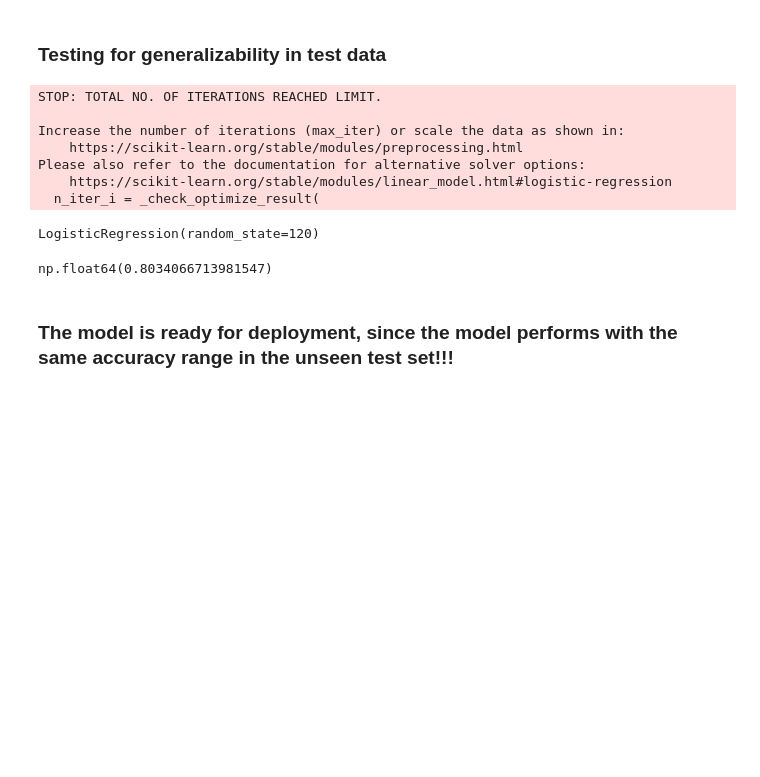
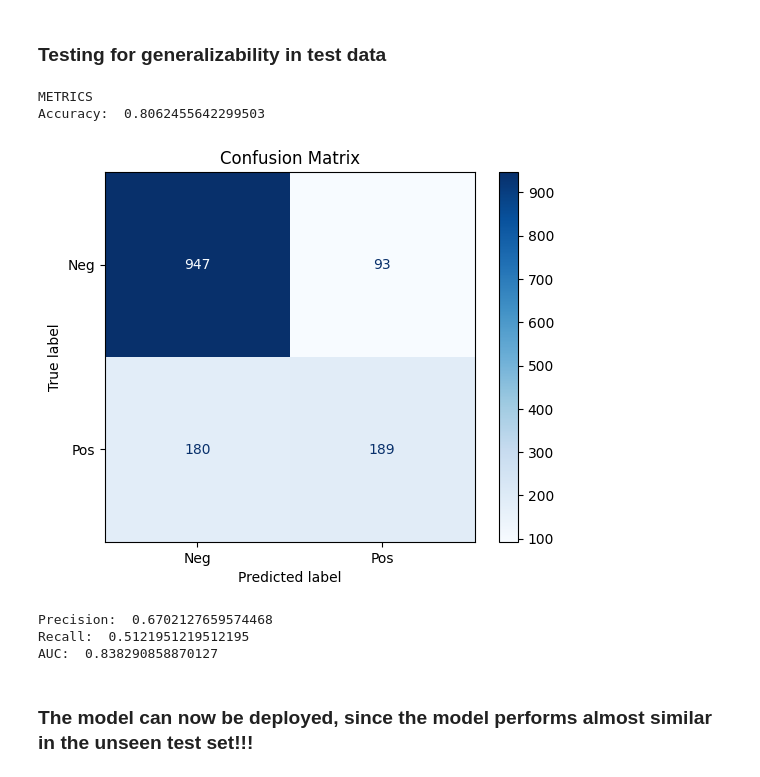
Before and after one commit to Denicke-04/ScratchToScale, a Jupyter notebook: Churn_Prediction/Churn_Prediction_sklearn.ipynb, the cells around one changed output. Saved outputs shown, nothing was run; the diff lists cells and outputs as text; code cells hidden in the pictures; blank space fills up the shorter version.

```diff
--- a/Churn_Prediction/Churn_Prediction_sklearn.ipynb
+++ b/Churn_Prediction/Churn_Prediction_sklearn.ipynb
@@ -279,0 +385,6 @@ np.float64(0.808374733853797)
+# %%
+def predict(dv,model,df_val):
+    x_val = df_val.to_dict(orient = 'records')
+    x_val = dv.transform(x_val)
+    y_pred = model.predict_proba(x_val)[:,1]
+    return y_pred
@@ -280,29 +423,41 @@ np.float64(0.808374733853797)
 # %% [markdown]
 ### Testing for generalizability in test data
 # %%
-y_full_train = df_train_full.churn
+y_full_train = df_train_full.churn.values
 del df_train_full['churn']
-x_full_train = df_train_full.to_dict(orient = 'records')
-x_full_train = dv.fit_transform(x_full_train)
-x_test = dv.transform(x_test)
+# %%
+dv,model = train(df_train_full,y_full_train,C=0.01)
+y = predict(dv,model,df_test)
+y_pred = (y >= 0.5)
 # %%
-model = LogisticRegression(random_state = 120)
-model.fit(x_full_train,y_full_train)
+acc = accuracy_score(y_test,y_pred)
+actual_positive = (y_test == 1)
+actual_negative = (y_test == 0)
+pred_positive = (y_pred >= 0.5)
+pred_negative = (y_pred < 0.5)
+tp = (actual_positive & pred_positive).sum()
+tn = (actual_negative & pred_negative).sum()
+fp = (actual_negative & pred_positive).sum()
+fn = (actual_positive & pred_negative).sum()
+conf_mat = np.array([[tn,fp],
+                    [fn,tp]])
+precision = tp/(tp+fp)
+recall = tp/(tp+fn)
+print('METRICS')
+print('Accuracy: ',acc)
+disp = ConfusionMatrixDisplay(confusion_matrix=conf_mat, display_labels=['Neg', 'Pos'])
+disp.plot(cmap=plt.cm.Blues)
+plt.title("Confusion Matrix")
+plt.show()
+print('Precision: ',precision)
+print('Recall: ',recall)
+print('AUC: ',roc_auc_score(y_test,y))
 # %% [output]
-STOP: TOTAL NO. OF ITERATIONS REACHED LIMIT.
-
-Increase the number of iterations (max_iter) or scale the data as shown in:
-    https://scikit-learn.org/stable/modules/preprocessing.html
-Please also refer to the documentation for alternative solver options:
-    https://scikit-learn.org/stable/modules/linear_model.html#logistic-regression
-  n_iter_i = _check_optimize_result(
+METRICS
+Accuracy:  0.8062455642299503
+[figure, added]
-LogisticRegression(random_state=120)
+Precision:  0.6702127659574468
+Recall:  0.5121951219512195
+AUC:  0.838290858870127
-# %%
-y_pred = model.predict_proba(x_test)[:,1]
-y_pred = (y_pred >= 0.5)
-accuracy = (y_test == y_pred).mean()
-accuracy
-# %% [output]
-np.float64(0.8034066713981547)
 # %% [markdown]
-### The model is ready for deployment, since the model performs with the same accuracy range in the unseen test set!!!
+### The model can now be deployed, since the model performs almost similar in the unseen test set!!!
```
Also changed, not shown: parts of 23 cells of this notebook.
